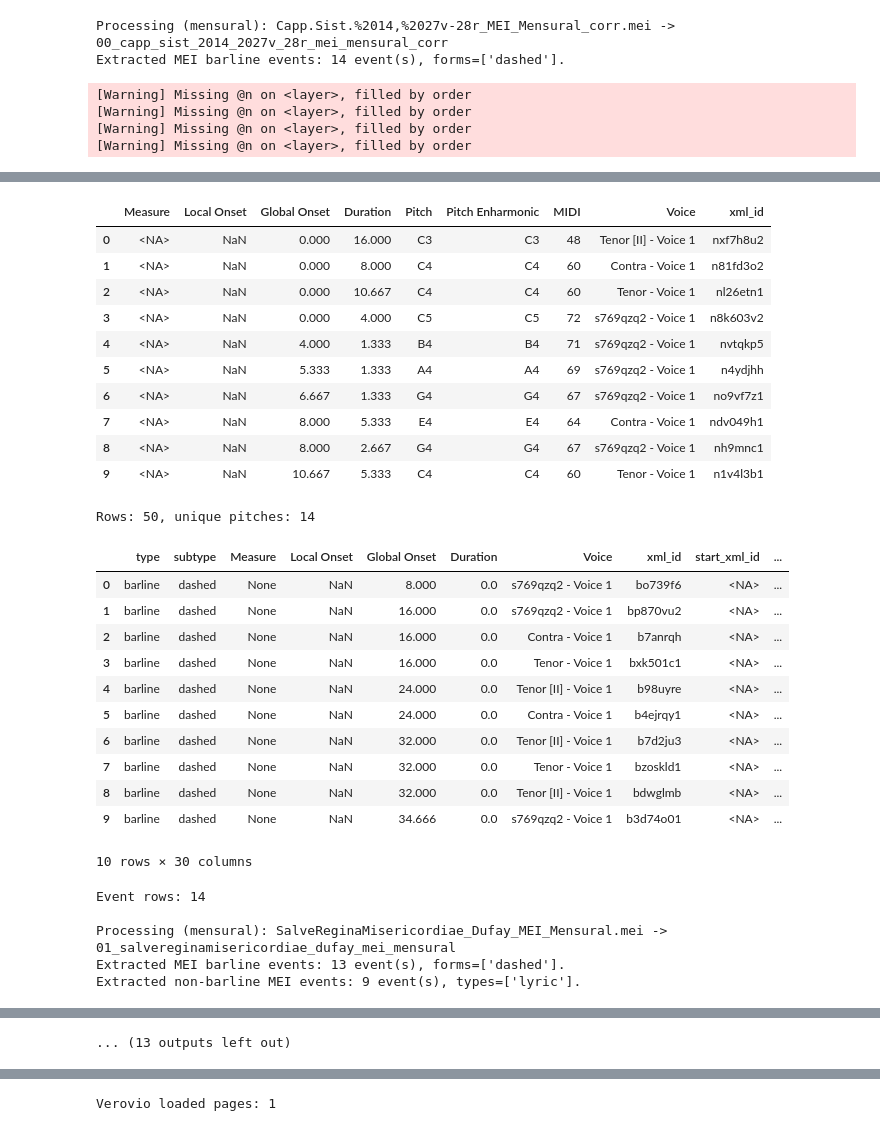
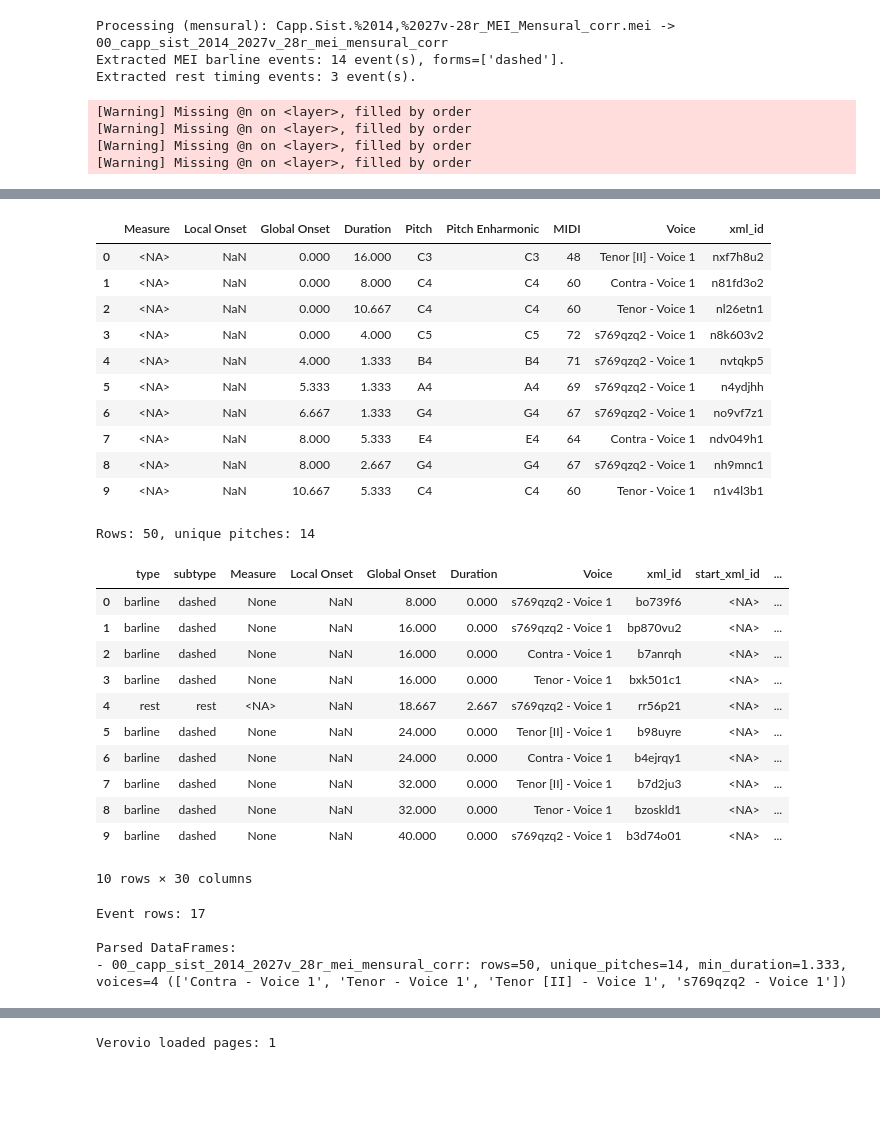
Before and after one commit to egorpol/camat_v2, a Jupyter notebook: testing_parser_mensural.ipynb, the cells around one changed output, grey strips where cells are left out. Saved outputs shown, nothing was run; the diff lists cells and outputs as text; code cells hidden in the pictures; blank space fills up the shorter version.

```diff
--- a/testing_parser_mensural.ipynb
+++ b/testing_parser_mensural.ipynb
@@ -45,8 +45,8 @@ PLOT_PARSED_BARLINES_WITH_VOICE_COLORING = True  # overlay parsed MEI barlines u
 # List of file sources (URLs or local paths)
 FILE_SOURCES = [
     'https://github.com/annplaksin/mei-sample-encodings/raw/refs/heads/main/Dufay-M-SeLaFace/Capp.Sist.%2014,%2027v-28r_MEI_Mensural_corr.mei',
-    'https://raw.githubusercontent.com/annplaksin/mei-sample-encodings/refs/heads/main/Dufay-SalveRegina/SalveReginaMisericordiae_Dufay_MEI_Mensural.mei',
-    'https://github.com/annplaksin/mei-sample-encodings/raw/refs/heads/main/Josquin_M-AveMarisStella_KyrieI/Jena3/M-AveMArisStella_KyrieI_Josquin_Jena3.mei',
+    #'https://raw.githubusercontent.com/annplaksin/mei-sample-encodings/refs/heads/main/Dufay-SalveRegina/SalveReginaMisericordiae_Dufay_MEI_Mensural.mei',
+    #'https://github.com/annplaksin/mei-sample-encodings/raw/refs/heads/main/Josquin_M-AveMarisStella_KyrieI/Jena3/M-AveMArisStella_KyrieI_Josquin_Jena3.mei',
 ]
 
 # Parse and visualize
@@ -73,46 +73,46 @@ results, dfs_by_name, df_processed = parse_files(
     show_progress=SHOW_PROGRESS,
     progress_desc=PROGRESS_DESC,
     align_accident_schema=ALIGN_ACCIDENT_SCHEMA,
     colorize_voices=COLORIZE_VOICES,
     palette=PALETTE,
     include_xml_ids=INCLUDE_XML_IDS,
     plot_parsed_barlines_with_voice_coloring=PLOT_PARSED_BARLINES_WITH_VOICE_COLORING,
 )
 # %% [output]
 Processing (mensural): Capp.Sist.%2014,%2027v-28r_MEI_Mensural_corr.mei -> 00_capp_sist_2014_2027v_28r_mei_mensural_corr
 Extracted MEI barline events: 14 event(s), forms=['dashed'].
+Extracted rest timing events: 3 event(s).
 [Warning] Missing @n on <layer>, filled by order
 [Warning] Missing @n on <layer>, filled by order
 [Warning] Missing @n on <layer>, filled by order
 [Warning] Missing @n on <layer>, filled by order
 [interactive output not drawn]
 [interactive output not drawn]
 |  | Measure | Local Onset | Global Onset | Duration | Pitch | Pitch Enharmonic | MIDI | Voice | xml_id |
 | 0 | <NA> | NaN | 0.000 | 16.000 | C3 | C3 | 48 | Tenor [II] - Voice 1 | nxf7h8u2 |
 | 1 | <NA> | NaN | 0.000 | 8.000 | C4 | C4 | 60 | Contra - Voice 1 | n81fd3o2 |
 | 2 | <NA> | NaN | 0.000 | 10.667 | C4 | C4 | 60 | Tenor - Voice 1 | nl26etn1 |
 | 3 | <NA> | NaN | 0.000 | 4.000 | C5 | C5 | 72 | s769qzq2 - Voice 1 | n8k603v2 |
 | 4 | <NA> | NaN | 4.000 | 1.333 | B4 | B4 | 71 | s769qzq2 - Voice 1 | nvtqkp5 |
 | 5 | <NA> | NaN | 5.333 | 1.333 | A4 | A4 | 69 | s769qzq2 - Voice 1 | n4ydjhh |
 | 6 | <NA> | NaN | 6.667 | 1.333 | G4 | G4 | 67 | s769qzq2 - Voice 1 | no9vf7z1 |
 | 7 | <NA> | NaN | 8.000 | 5.333 | E4 | E4 | 64 | Contra - Voice 1 | ndv049h1 |
 | 8 | <NA> | NaN | 8.000 | 2.667 | G4 | G4 | 67 | s769qzq2 - Voice 1 | nh9mnc1 |
 | 9 | <NA> | NaN | 10.667 | 5.333 | C4 | C4 | 60 | Tenor - Voice 1 | n1v4l3b1 |
 Rows: 50, unique pitches: 14
 |  | type | subtype | Measure | Local Onset | Global Onset | Duration | Voice | xml_id | start_xml_id | ... |
-| 0 | barline | dashed | None | NaN | 8.000 | 0.0 | s769qzq2 - Voice 1 | bo739f6 | <NA> | ... |
-| 1 | barline | dashed | None | NaN | 16.000 | 0.0 | s769qzq2 - Voice 1 | bp870vu2 | <NA> | ... |
-| 2 | barline | dashed | None | NaN | 16.000 | 0.0 | Contra - Voice 1 | b7anrqh | <NA> | ... |
-| 3 | barline | dashed | None | NaN | 16.000 | 0.0 | Tenor - Voice 1 | bxk501c1 | <NA> | ... |
-| 4 | barline | dashed | None | NaN | 24.000 | 0.0 | Tenor [II] - Voice 1 | b98uyre | <NA> | ... |
-| 5 | barline | dashed | None | NaN | 24.000 | 0.0 | Contra - Voice 1 | b4ejrqy1 | <NA> | ... |
-| 6 | barline | dashed | None | NaN | 32.000 | 0.0 | Tenor [II] - Voice 1 | b7d2ju3 | <NA> | ... |
-| 7 | barline | dashed | None | NaN | 32.000 | 0.0 | Tenor - Voice 1 | bzoskld1 | <NA> | ... |
-| 8 | barline | dashed | None | NaN | 32.000 | 0.0 | Tenor [II] - Voice 1 | bdwglmb | <NA> | ... |
-| 9 | barline | dashed | None | NaN | 34.666 | 0.0 | s769qzq2 - Voice 1 | b3d74o01 | <NA> | ... |
+| 0 | barline | dashed | None | NaN | 8.000 | 0.000 | s769qzq2 - Voice 1 | bo739f6 | <NA> | ... |
+| 1 | barline | dashed | None | NaN | 16.000 | 0.000 | s769qzq2 - Voice 1 | bp870vu2 | <NA> | ... |
+| 2 | barline | dashed | None | NaN | 16.000 | 0.000 | Contra - Voice 1 | b7anrqh | <NA> | ... |
+| 3 | barline | dashed | None | NaN | 16.000 | 0.000 | Tenor - Voice 1 | bxk501c1 | <NA> | ... |
+| 4 | rest | rest | <NA> | NaN | 18.667 | 2.667 | s769qzq2 - Voice 1 | rr56p21 | <NA> | ... |
+| 5 | barline | dashed | None | NaN | 24.000 | 0.000 | Tenor [II] - Voice 1 | b98uyre | <NA> | ... |
+| 6 | barline | dashed | None | NaN | 24.000 | 0.000 | Contra - Voice 1 | b4ejrqy1 | <NA> | ... |
+| 7 | barline | dashed | None | NaN | 32.000 | 0.000 | Tenor [II] - Voice 1 | b7d2ju3 | <NA> | ... |
+| 8 | barline | dashed | None | NaN | 32.000 | 0.000 | Tenor - Voice 1 | bzoskld1 | <NA> | ... |
+| 9 | barline | dashed | None | NaN | 40.000 | 0.000 | s769qzq2 - Voice 1 | b3d74o01 | <NA> | ... |
 10 rows × 30 columns
-Event rows: 14
+Event rows: 17
 
-Processing (mensural): SalveReginaMisericordiae_Dufay_MEI_Mensural.mei -> 01_salvereginamisericordiae_dufay_mei_mensural
-Extracted MEI barline events: 13 event(s), forms=['dashed'].
-Extracted non-barline MEI events: 9 event(s), types=['lyric'].
+Parsed DataFrames:
+- 00_capp_sist_2014_2027v_28r_mei_mensural_corr: rows=50, unique_pitches=14, min_duration=1.333, voices=4 (['Contra - Voice 1', 'Tenor - Voice 1', 'Tenor [II] - Voice 1', 's769qzq2 - Voice 1'])
@@ -125,4 +119,3 @@ Extracted non-barline MEI events: 9 event(s), types=['lyric'].
-... (13 outputs left out)
 # %%
 PITCH_KEYS = [name for name in dfs_by_name if name.endswith("_pitch")]
 EVENT_KEYS = [name for name in dfs_by_name if name.endswith("_events")]
```
Also changed, not shown: parts of 4 cells of this notebook, 47 other files.
